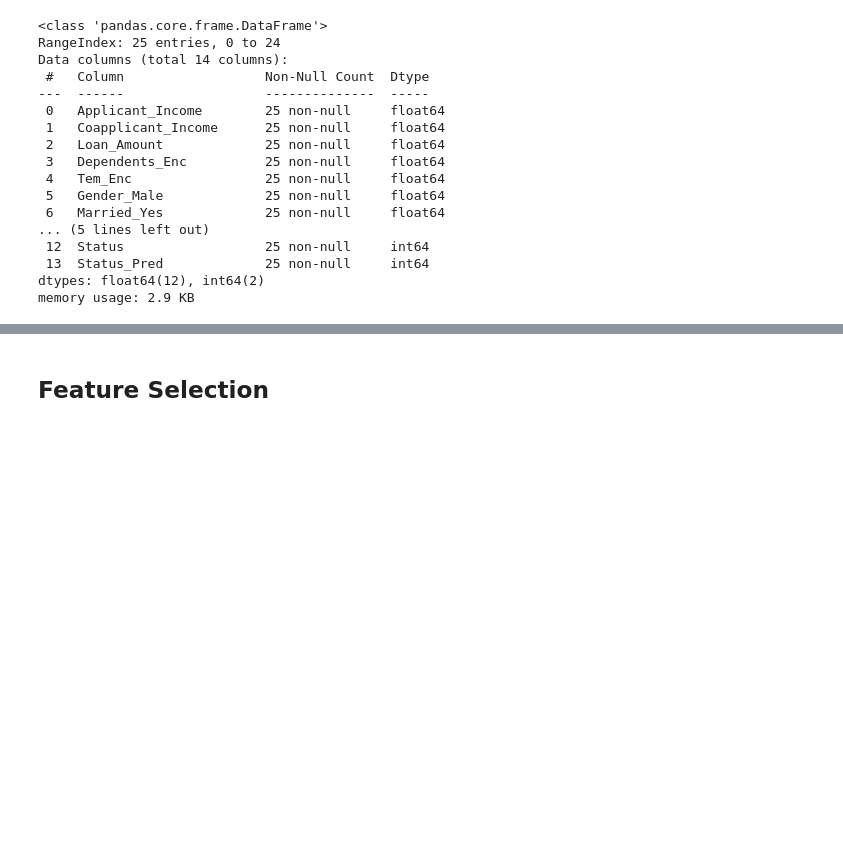
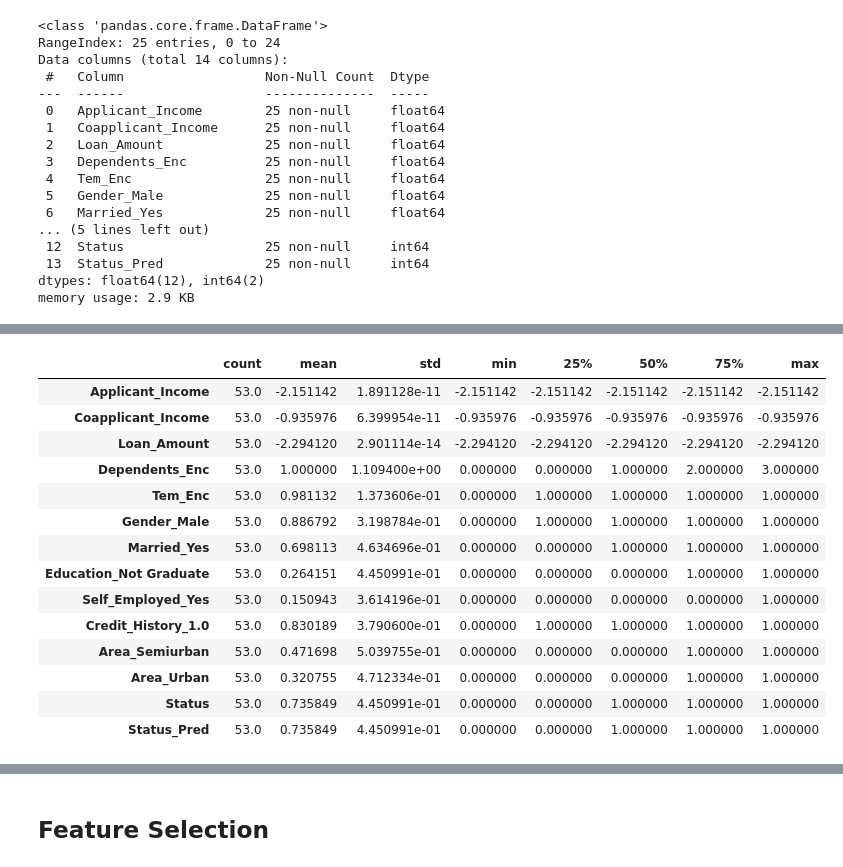
Before and after one commit to muscak/Loan-Prediction, a Jupyter notebook: Loan_Prediction.ipynb, the cells around one changed output, grey strips where cells are left out. Cells and saved outputs as stored; diff of their text form; code cells hidden in the pictures; blank space fills up the shorter version.

```diff
--- a/Loan_Prediction.ipynb
+++ b/Loan_Prediction.ipynb
@@ -880,0 +909,18 @@ memory usage: 2.9 KB
+# %%
+df_corr_classes.describe().transpose()
+# %% [output]
+|  | count | mean | std | min | 25% | 50% | 75% | max |
+| Applicant_Income | 53.0 | -2.151142 | 1.891128e-11 | -2.151142 | -2.151142 | -2.151142 | -2.151142 | -2.151142 |
+| Coapplicant_Income | 53.0 | -0.935976 | 6.399954e-11 | -0.935976 | -0.935976 | -0.935976 | -0.935976 | -0.935976 |
+| Loan_Amount | 53.0 | -2.294120 | 2.901114e-14 | -2.294120 | -2.294120 | -2.294120 | -2.294120 | -2.294120 |
+| Dependents_Enc | 53.0 | 1.000000 | 1.109400e+00 | 0.000000 | 0.000000 | 1.000000 | 2.000000 | 3.000000 |
+| Tem_Enc | 53.0 | 0.981132 | 1.373606e-01 | 0.000000 | 1.000000 | 1.000000 | 1.000000 | 1.000000 |
+| Gender_Male | 53.0 | 0.886792 | 3.198784e-01 | 0.000000 | 1.000000 | 1.000000 | 1.000000 | 1.000000 |
+| Married_Yes | 53.0 | 0.698113 | 4.634696e-01 | 0.000000 | 0.000000 | 1.000000 | 1.000000 | 1.000000 |
+| Education_Not Graduate | 53.0 | 0.264151 | 4.450991e-01 | 0.000000 | 0.000000 | 0.000000 | 1.000000 | 1.000000 |
+| Self_Employed_Yes | 53.0 | 0.150943 | 3.614196e-01 | 0.000000 | 0.000000 | 0.000000 | 0.000000 | 1.000000 |
+| Credit_History_1.0 | 53.0 | 0.830189 | 3.790600e-01 | 0.000000 | 1.000000 | 1.000000 | 1.000000 | 1.000000 |
+| Area_Semiurban | 53.0 | 0.471698 | 5.039755e-01 | 0.000000 | 0.000000 | 0.000000 | 1.000000 | 1.000000 |
+| Area_Urban | 53.0 | 0.320755 | 4.712334e-01 | 0.000000 | 0.000000 | 0.000000 | 1.000000 | 1.000000 |
+| Status | 53.0 | 0.735849 | 4.450991e-01 | 0.000000 | 0.000000 | 1.000000 | 1.000000 | 1.000000 |
+| Status_Pred | 53.0 | 0.735849 | 4.450991e-01 | 0.000000 | 0.000000 | 1.000000 | 1.000000 | 1.000000 |
```
Also changed, not shown: parts of 9 cells of this notebook.
